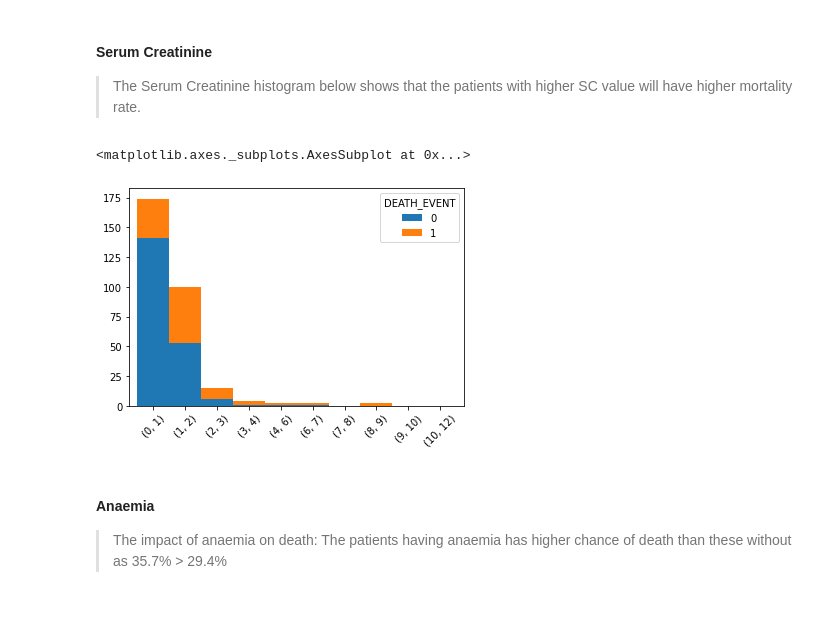
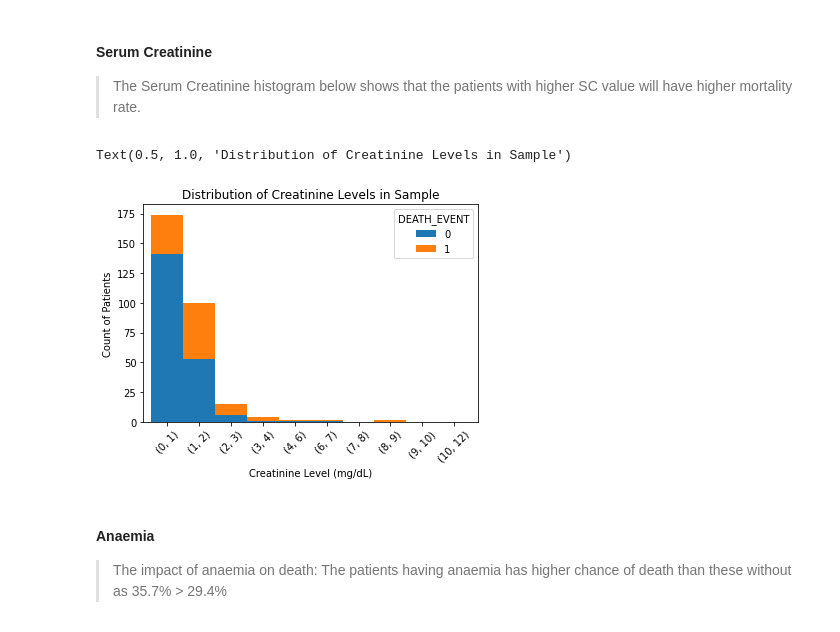
Before and after one commit to AntonioMoralCevallos/Predicting_Fatal_Heart_Failure-Project, a Jupyter notebook: Team_Assignment_7b.ipynb, the cells around one changed output. Saved outputs shown, nothing was run; the diff lists cells and outputs as text; code cells hidden in the pictures.

Commit message:
Update Team_Assignment_7b.ipynb
Added some labels as tempate for graphs.

```diff
--- a/Team_Assignment_7b.ipynb
+++ b/Team_Assignment_7b.ipynb
@@ -206,14 +206,17 @@ clinical.groupby('DEATH_EVENT').age.apply(hist).unstack(0).plot.bar(**kw)
 # %%
 def hist(x):
     h, e = np.histogram(x.dropna(), range=(0, 12))
     e = e.astype(int)
     return pd.Series(h, zip(e[:-1], e[1:]))
 
 kw = dict(stacked=True, width=1, rot=45)
 clinical.groupby('DEATH_EVENT').serum_creatinine.apply(hist).unstack(0).plot.bar(**kw)
+plt.xlabel('Creatinine Level (mg/dL)')
+plt.ylabel('Count of Patients')
+plt.title('Distribution of Creatinine Levels in Sample')
 # %% [output]
-<matplotlib.axes._subplots.AxesSubplot at 0x...>
+Text(0.5, 1.0, 'Distribution of Creatinine Levels in Sample')
-[figure, old version]
+[figure, new version]
 # %% [markdown]
 #### Anaemia
 >The impact of anaemia on death: The patients having anaemia has higher chance of death than these without as 35.7% > 29.4%
```
